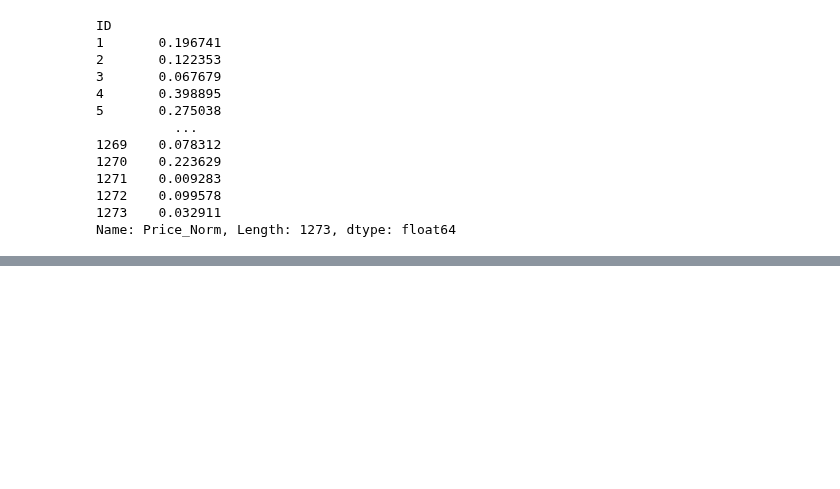
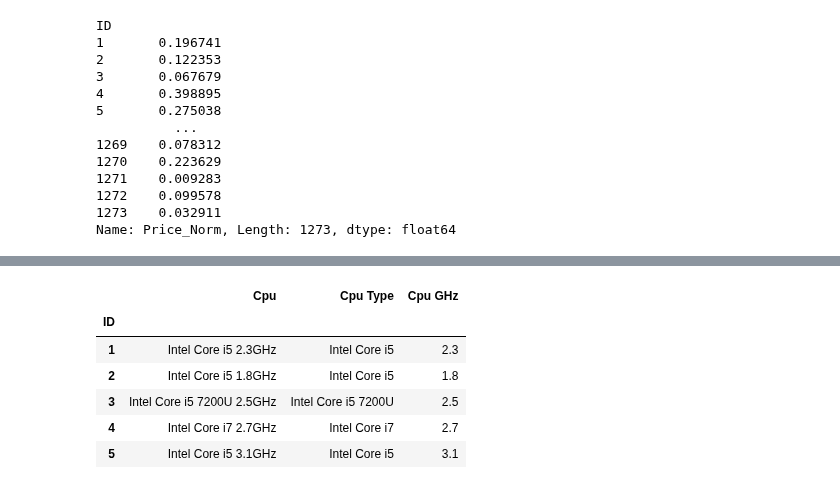
Before and after one commit to khoulaCode/machine-learning-code-orbit, a Jupyter notebook: team_members/from_sulaiman/preprocessing-data.ipynb, the cells around one changed output, grey strips where cells are left out. Cells and saved outputs as stored; diff of their text form; code cells hidden in the pictures; blank space fills up the shorter version.

```diff
--- a/team_members/from_sulaiman/preprocessing-data.ipynb
+++ b/team_members/from_sulaiman/preprocessing-data.ipynb
@@ -272,2 +270,14 @@ AttributeError: Can only use .str accessor with string values!
 # %%
 df.rename(columns={'Ram': 'Ram_GB', 'Weight': 'Weight_kg'}, inplace=True)
+# %%
+df['Cpu GHz'] = df['Cpu'].str.extract(r'([\d\.]+)GHz').astype(float)
+df['Cpu Type'] = df['Cpu'].str.replace(r'[\d\.]+GHz', '', regex=True).str.strip()
+df[['Cpu', 'Cpu Type', 'Cpu GHz']].head()
+# %% [output]
+|  | Cpu | Cpu Type | Cpu GHz |
+| ID |  |  |  |
+| 1 | Intel Core i5 2.3GHz | Intel Core i5 | 2.3 |
+| 2 | Intel Core i5 1.8GHz | Intel Core i5 | 1.8 |
+| 3 | Intel Core i5 7200U 2.5GHz | Intel Core i5 7200U | 2.5 |
+| 4 | Intel Core i7 2.7GHz | Intel Core i7 | 2.7 |
+| 5 | Intel Core i5 3.1GHz | Intel Core i5 | 3.1 |
```
Also changed, not shown: parts of 16 cells of this notebook.
